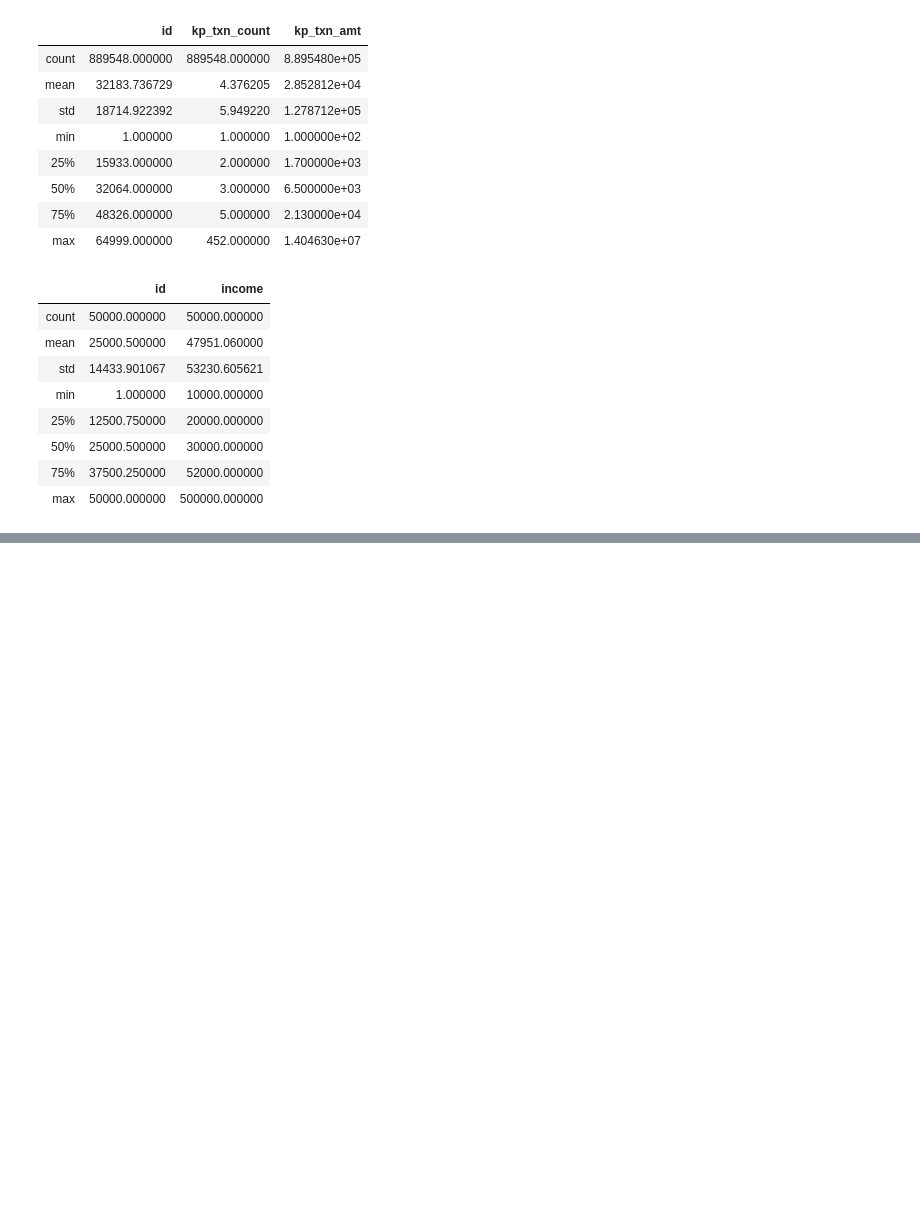
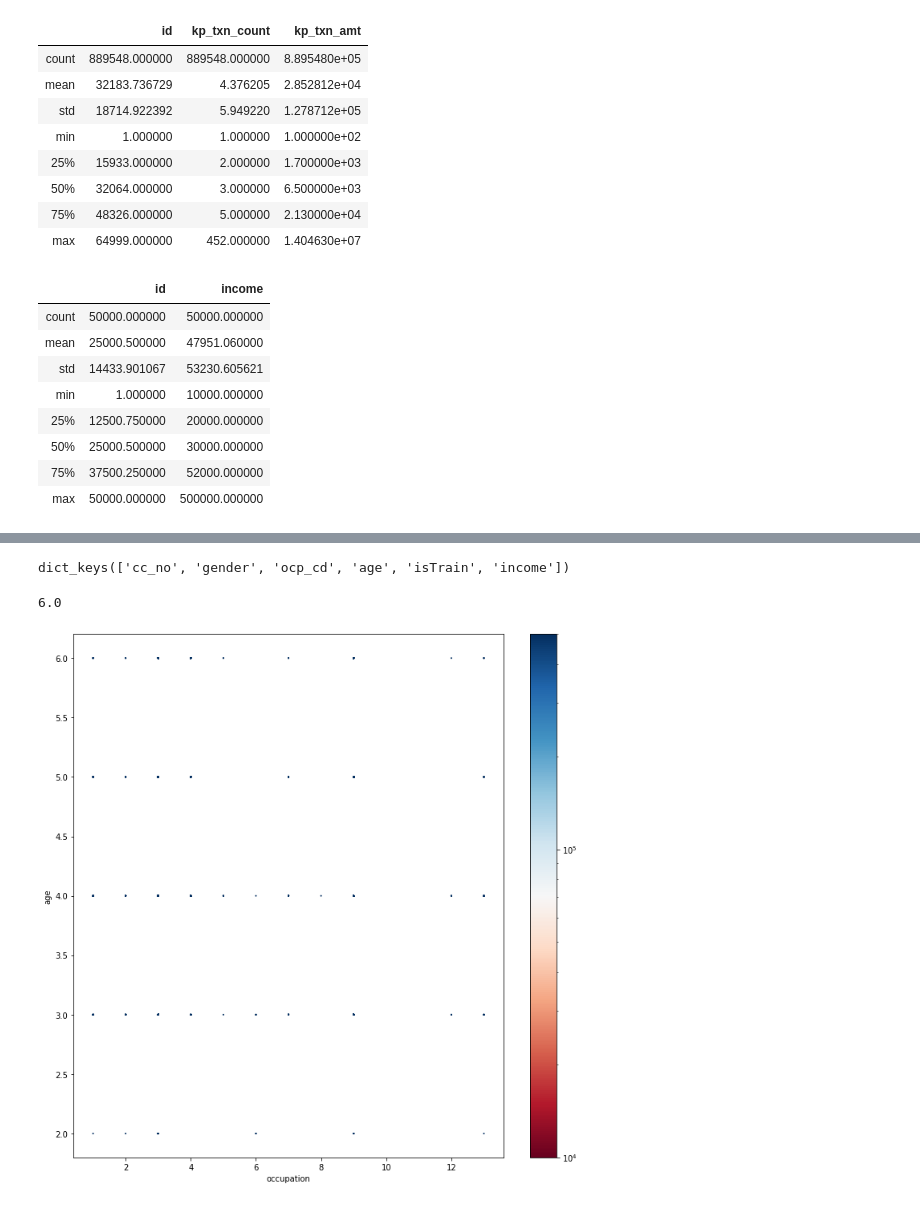
Before and after one commit to thanit456/techjam_2019, a Jupyter notebook: data_pack/Dai.ipynb, the cells around one changed output, grey strips where cells are left out. Drawn from its saved outputs; the diff is of its cells as text; code cells hidden in the pictures; blank space fills up the shorter version.

```diff
--- a/data_pack/Dai.ipynb
+++ b/data_pack/Dai.ipynb
@@ -89,0 +174,55 @@ data[kw[3]].describe()
+# %%
+info_by_id[1].keys()
+# %% [output]
+dict_keys(['cc_no', 'gender', 'ocp_cd', 'age', 'isTrain', 'income'])
+# %%
+# categorize income by gender (inc[0] -> male income, inc[1] -> female income)
+inc_by_gender = [[], []]
+for _id in info_by_id:
+    if info_by_id[_id]['income'] != -1:
+        inc_by_gender[int(info_by_id[_id]['gender']-1)].append(info_by_id[_id]['income'])
+
+# categorize income by occupation (inc[0] -> ocp_1 income, inc[1] -> ocp_2 income, ...)
+inc_by_ocp = []
+for i in range(13):
+    inc_by_ocp.append([])
+for _id in info_by_id:
+    if np.isnan(info_by_id[_id]['ocp_cd']):
+        info_by_id[_id]['ocp_cd'] = -1 #set NaN to -1 instead
+    if info_by_id[_id]['income'] != -1:
+        inc_by_ocp[int(info_by_id[_id]['ocp_cd']-1)].append(info_by_id[_id]['income'])
+# %%
+import matplotlib.colors as cs
+fig = plt.figure(figsize=(12,12))
+ax = fig.add_subplot(111)
+cnt = 0
+x = []
+y = []
+z = []
+
+for _id in info_by_id:
+    cnt += 1
+    if cnt > 5000:
+        break
+    if info_by_id[_id]['income'] != -1: #plot only valid income
+        x.append(info_by_id[_id]['ocp_cd'])
+        y.append(info_by_id[_id]['age'])
+        z.append(info_by_id[_id]['income'])
+z = np.array(z)
+print(max(y))
+# colors = cm.hsv(np.array(z)/max(z))
+# z[z > 100000] = 100000 #set all
+colors = cm.RdBu(z)
+colmap = cm.ScalarMappable(cmap=cm.RdBu, norm=cs.LogNorm(vmin=z.min(), vmax=z.max()))
+colmap.set_array(z)
+yg = ax.scatter(x, y , c=colors, marker='o', s=1)
+cb = fig.colorbar(colmap)
+
+ax.set_xlabel('occupation')
+ax.set_ylabel('age')
+
+
+plt.show()
+# %% [output]
+6.0
+[figure, added]
```
Also changed, not shown: parts of 17 cells of this notebook.
